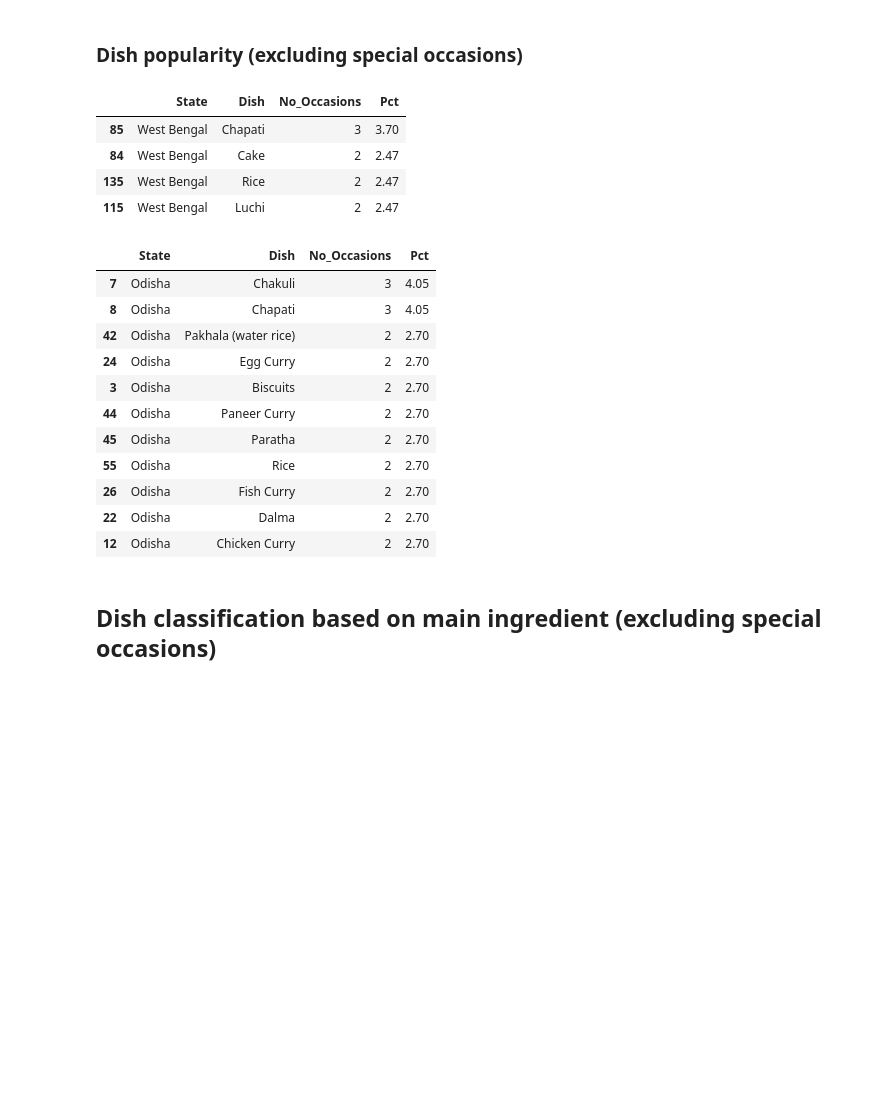
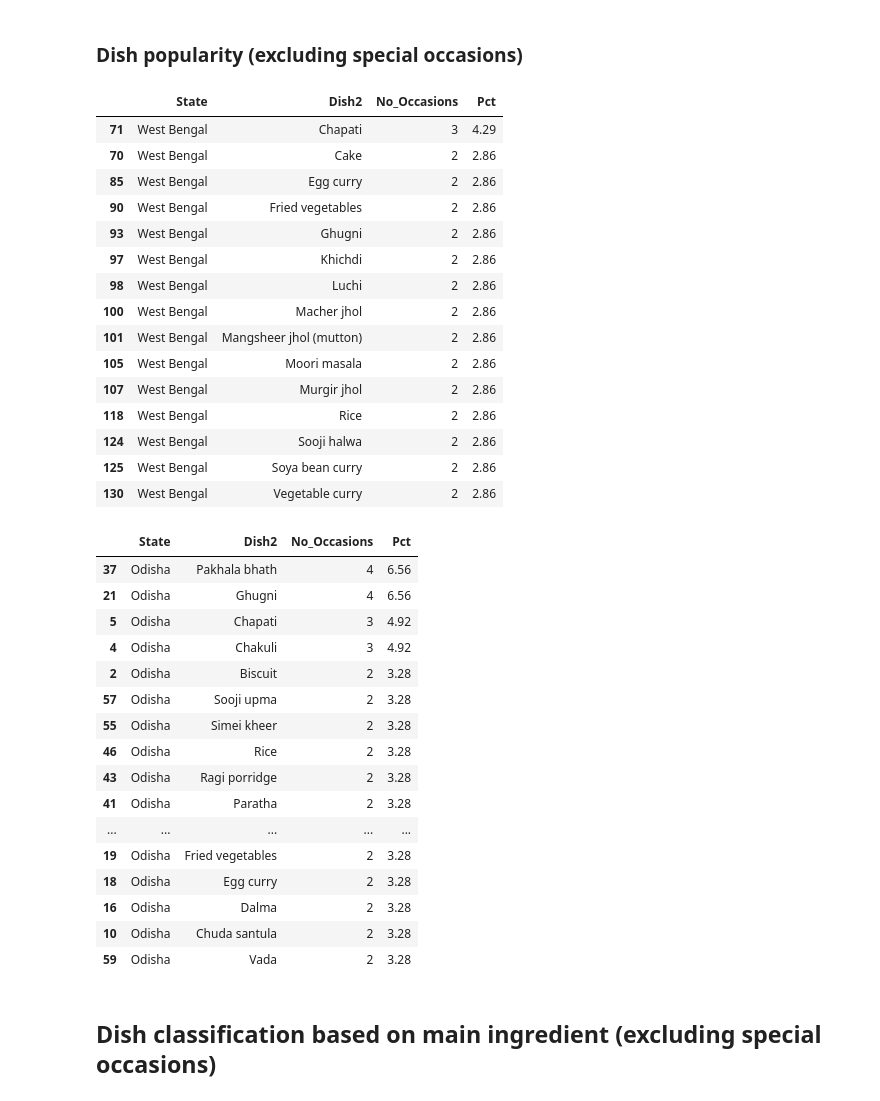
Before and after one commit to rochiecuevas/FoodChoice, a Jupyter notebook: Expert_Elicitation.ipynb, the cells around one changed output. Cells and saved outputs as stored; diff of their text form; code cells hidden in the pictures; blank space fills up the shorter version.

```diff
--- a/Expert_Elicitation.ipynb
+++ b/Expert_Elicitation.ipynb
@@ -271,13 +271,13 @@ plt.show()
 [figure]
 # %%
 # Create a list of total unique dish counts per state (excluding special occasions)
-tot_dishes = [len(df_state2[x].Dish.unique()) for x in range(0, len(states))]
+tot_dishes = [len(df_state2[x].Dish2.unique()) for x in range(0, len(states))]
 
 # Create a dictionary where the state is the key and the total number of dishes is the value
 tot_dishes_dict = dict(zip(states, tot_dishes))
 
 # Count how many times a dish is mentioned per state (excluding special occasions)
-dish_grouped = df2.groupby(["State", "Dish"])["Dish"].count().to_frame("No_Occasions")\
+dish_grouped = df2.groupby(["State", "Dish2"])["Dish2"].count().to_frame("No_Occasions")\
                .reset_index()
 
 # Calculate percent occurrence of each unique dish
@@ -382,30 +382,48 @@ plt.show()
 # %% [markdown]
 ### Dish popularity (excluding special occasions)
 # %%
-# Top 4 mentioned dishes from West Bengal (mentioned more than once)
-dish_grouped[dish_grouped["State"] == "West Bengal"].sort_values("No_Occasions", ascending = False).head(4)
+# Dishes from West Bengal mentioned more than once
+dish_grouped[(dish_grouped["State"] == "West Bengal") & (dish_grouped["No_Occasions"] > 1)]\
+.sort_values("No_Occasions", ascending = False)
 # %% [output]
-|  | State | Dish | No_Occasions | Pct |
-| 85 | West Bengal | Chapati | 3 | 3.70 |
-| 84 | West Bengal | Cake | 2 | 2.47 |
-| 135 | West Bengal | Rice | 2 | 2.47 |
-| 115 | West Bengal | Luchi | 2 | 2.47 |
+|  | State | Dish2 | No_Occasions | Pct |
+| 71 | West Bengal | Chapati | 3 | 4.29 |
+| 70 | West Bengal | Cake | 2 | 2.86 |
+| 85 | West Bengal | Egg curry | 2 | 2.86 |
+| 90 | West Bengal | Fried vegetables | 2 | 2.86 |
+| 93 | West Bengal | Ghugni | 2 | 2.86 |
+| 97 | West Bengal | Khichdi | 2 | 2.86 |
+| 98 | West Bengal | Luchi | 2 | 2.86 |
+| 100 | West Bengal | Macher jhol | 2 | 2.86 |
+| 101 | West Bengal | Mangsheer jhol (mutton) | 2 | 2.86 |
+| 105 | West Bengal | Moori masala | 2 | 2.86 |
+| 107 | West Bengal | Murgir jhol | 2 | 2.86 |
+| 118 | West Bengal | Rice | 2 | 2.86 |
+| 124 | West Bengal | Sooji halwa | 2 | 2.86 |
+| 125 | West Bengal | Soya bean curry | 2 | 2.86 |
+| 130 | West Bengal | Vegetable curry | 2 | 2.86 |
 # %%
-# Top 11 mentioned dishes from Odisha (mentioned more than once)
-dish_grouped[dish_grouped["State"] == "Odisha"].sort_values("No_Occasions", ascending = False).head(11)
+# Dishes from Odisha mentioned more than once
+dish_grouped[(dish_grouped["State"] == "Odisha") & (dish_grouped["No_Occasions"] > 1)]\
+.sort_values("No_Occasions", ascending = False)
 # %% [output]
-|  | State | Dish | No_Occasions | Pct |
-| 7 | Odisha | Chakuli | 3 | 4.05 |
-| 8 | Odisha | Chapati | 3 | 4.05 |
-| 42 | Odisha | Pakhala (water rice) | 2 | 2.70 |
-| 24 | Odisha | Egg Curry | 2 | 2.70 |
-| 3 | Odisha | Biscuits | 2 | 2.70 |
-| 44 | Odisha | Paneer Curry | 2 | 2.70 |
-| 45 | Odisha | Paratha | 2 | 2.70 |
-| 55 | Odisha | Rice | 2 | 2.70 |
-| 26 | Odisha | Fish Curry | 2 | 2.70 |
-| 22 | Odisha | Dalma | 2 | 2.70 |
-| 12 | Odisha | Chicken Curry | 2 | 2.70 |
+|  | State | Dish2 | No_Occasions | Pct |
+| 37 | Odisha | Pakhala bhath | 4 | 6.56 |
+| 21 | Odisha | Ghugni | 4 | 6.56 |
+| 5 | Odisha | Chapati | 3 | 4.92 |
+| 4 | Odisha | Chakuli | 3 | 4.92 |
+| 2 | Odisha | Biscuit | 2 | 3.28 |
+| 57 | Odisha | Sooji upma | 2 | 3.28 |
+| 55 | Odisha | Simei kheer | 2 | 3.28 |
+| 46 | Odisha | Rice | 2 | 3.28 |
+| 43 | Odisha | Ragi porridge | 2 | 3.28 |
+| 41 | Odisha | Paratha | 2 | 3.28 |
+| ... | ... | ... | ... | ... |
+| 19 | Odisha | Fried vegetables | 2 | 3.28 |
+| 18 | Odisha | Egg curry | 2 | 3.28 |
+| 16 | Odisha | Dalma | 2 | 3.28 |
+| 10 | Odisha | Chuda santula | 2 | 3.28 |
+| 59 | Odisha | Vada | 2 | 3.28 |
 # %% [markdown]
 ## Dish classification based on main ingredient (excluding special occasions)
 # %%
```
Also changed, not shown: parts of 14 cells of this notebook, 4 other files.
